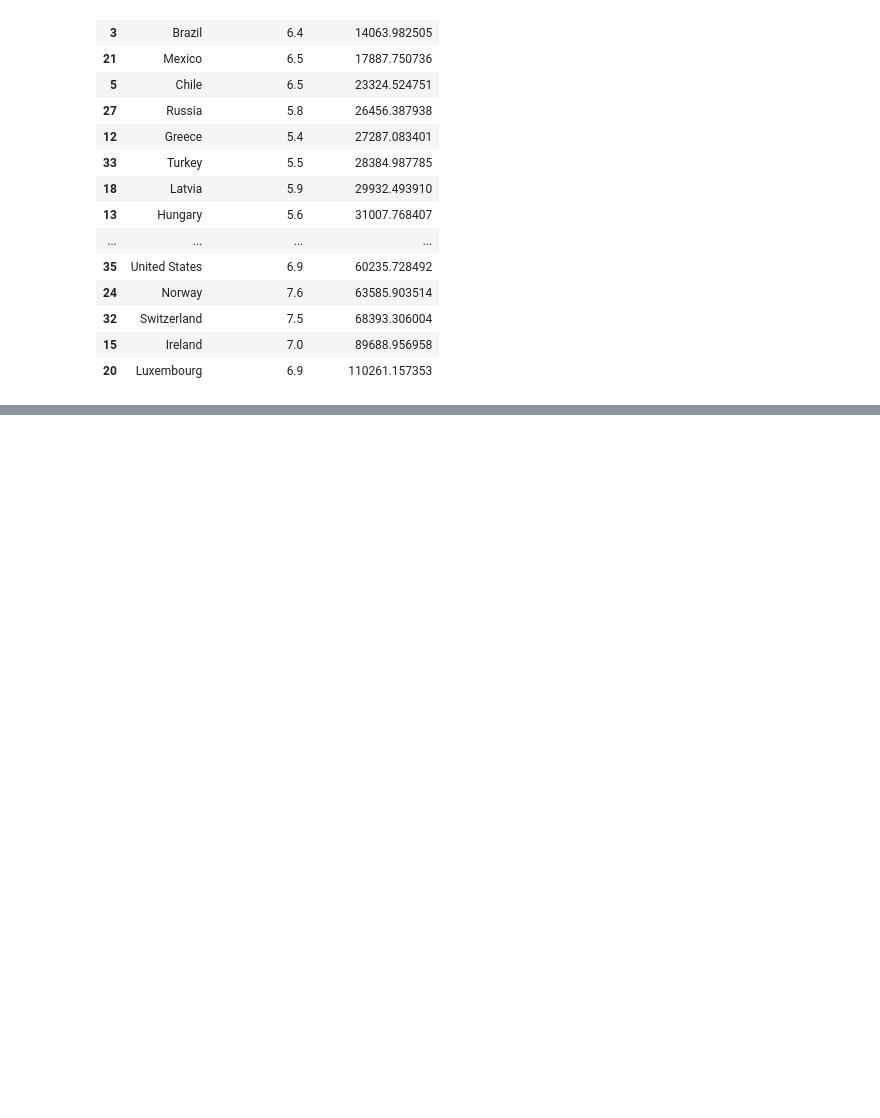
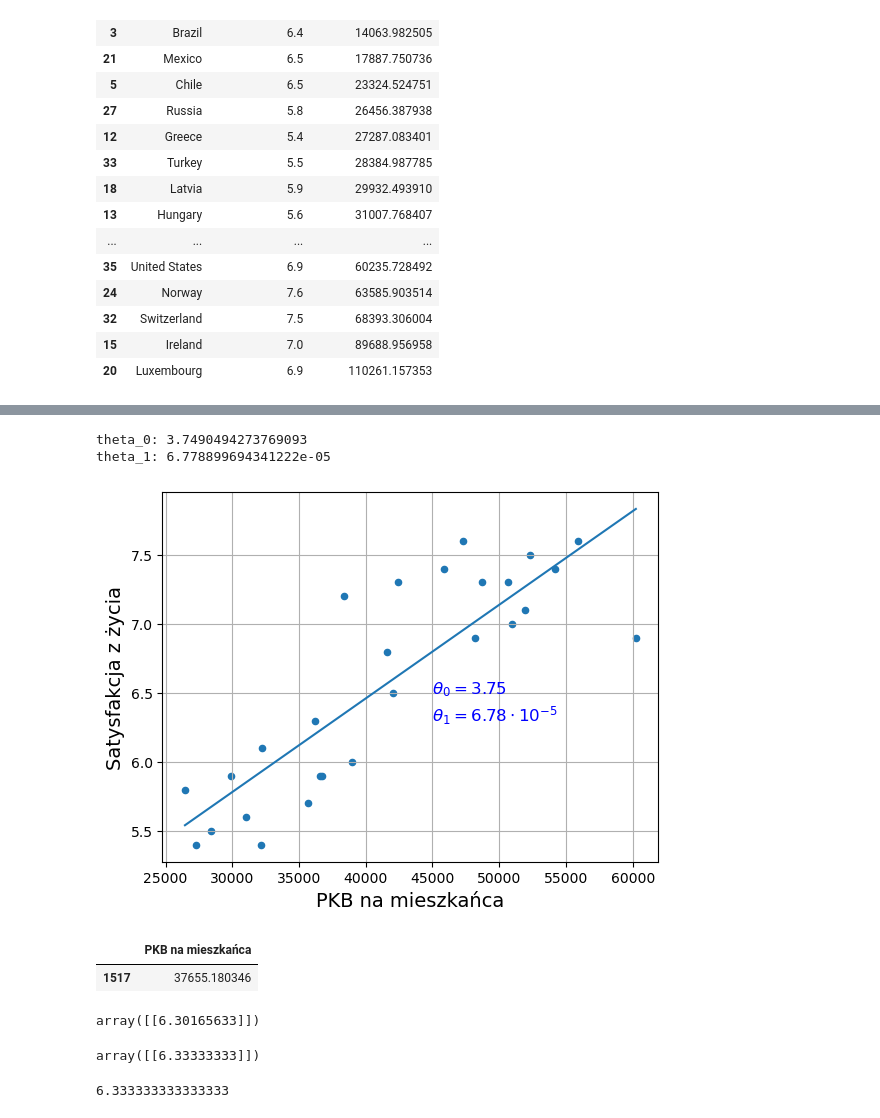
Before and after one commit to AleksandraK09/classes_ag, a Jupyter notebook: 01_krajobraz_uczenia_maszynowego.ipynb, the cells around one changed output, grey strips where cells are left out. Drawn from its saved outputs; the diff is of its cells as text; code cells hidden in the pictures; blank space fills up the shorter version.

```diff
--- a/01_krajobraz_uczenia_maszynowego.ipynb
+++ b/01_krajobraz_uczenia_maszynowego.ipynb
@@ -241,0 +273,60 @@ country_stats.to_csv(datapath / "lifesat.csv", index=False)
+# %%
+#Przygotowujemy zmienne do modelu
+X = lifesat[["PKB na mieszkańca"]]
+y =lifesat[["Satysfakcja z życia"]]
+
+#wybieramy model liniowy
+model = LinearRegression()
+
+#Trenujemy model
+model.fit(X,y)
+
+#Obliczanie współczynniki modelu
+theta_0=model.intercept_[0]
+theta_1=model.coef_[0][0]
+print(f"theta_0: {theta_0}")
+print(f"theta_1: {theta_1}")
+# %% [output]
+theta_0: 3.7490494273769093
+theta_1: 6.778899694341222e-05
+# %%
+lifesat.plot(kind='scatter', grid=True,
+             x="PKB na mieszkańca", y="Satysfakcja z życia")
+plt.plot(X, theta_0+theta_1*X)
+plt.text(45000, 6.5, fr"$\theta_0 = {theta_0.round(2)}$",
+         color = "blue")
+plt.text(45000, 6.3, fr"$\theta_1 = {theta_1 * 1e5:.2f}\cdot 10^{{-5}}$",
+         color = "blue")
+plt.show()
+# %% [output]
+[figure, added]
+# %%
+#Prognozy
+cyprus_gdp_per_capita_2020 = (
+    gdp_per_capita_2020[gdp_per_capita_2020["Entity"]=="Cyprus"][["GDP per capita (USD)"]]
+)
+cyprus_gdp_per_capita_2020.rename(columns={"GDP per capita (USD)":"PKB na mieszkańca"}, inplace=True)
+cyprus_gdp_per_capita_2020
+# %% [output]
+|  | PKB na mieszkańca |
+| 1517 | 37655.180346 |
+# %%
+cyprus_predicted_life_satisfactin = model.predict(cyprus_gdp_per_capita_2020)
+cyprus_predicted_life_satisfactin
+# %% [output]
+array([[6.30165633]])
+# %%
+#wybieramy model do regresji 3-najbliższych sąsiadów
+from sklearn.neighbors import KNeighborsRegressor
+model_knn = KNeighborsRegressor(n_neighbors=3)
+#trenuemy model
+model_knn.fit(X,y)
+#Uzyskujemy przewidywania dla Cypru
+model_knn.predict(cyprus_gdp_per_capita_2020)
+# %% [output]
+array([[6.33333333]])
+# %%
+#metoda 2 najbliższych sąsiadów to inaczej śrendnia
+(7.2+5.9+5.9)/3
+# %% [output]
+6.333333333333333
```
Also changed, not shown: parts of 2 cells of this notebook.
